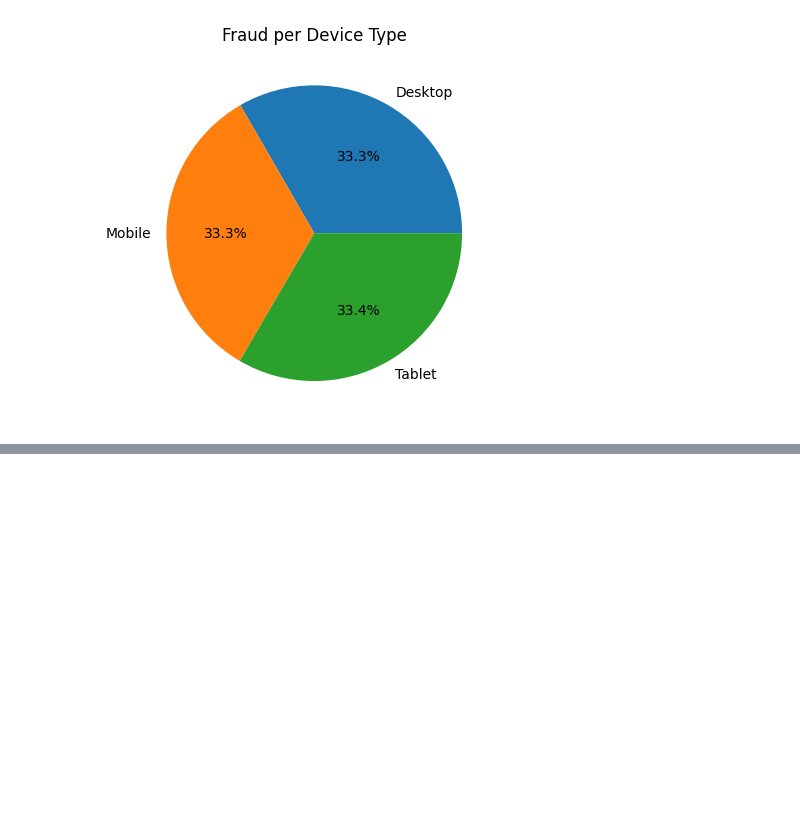
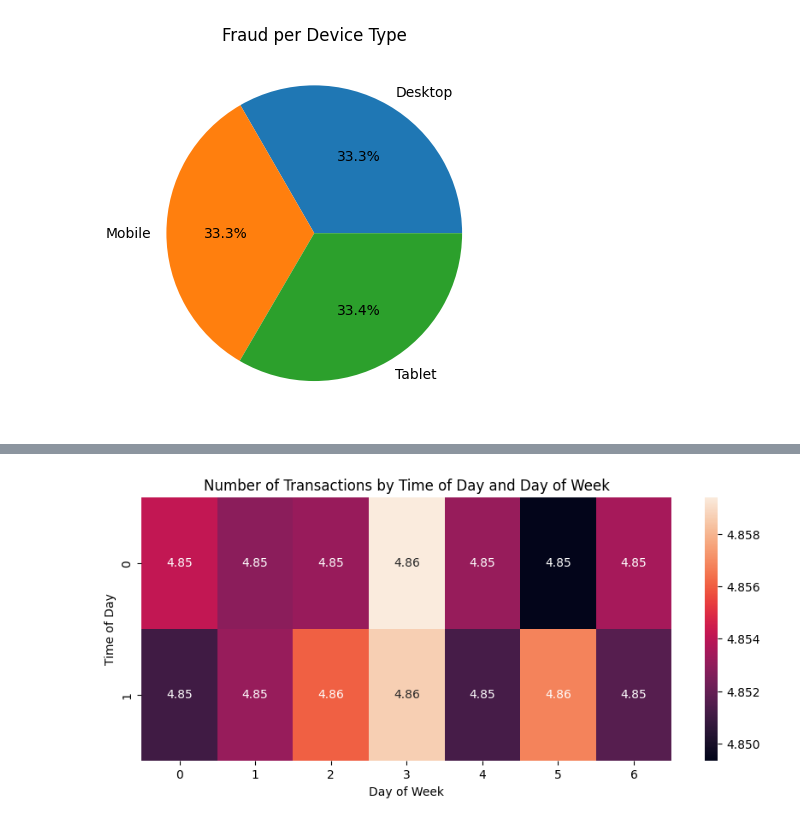
Before and after one commit to aashishraja/fraud-detection-project, a Jupyter notebook: notebooks/eda.ipynb, the cells around one changed output, grey strips where cells are left out. Saved outputs shown, nothing was run; the diff lists cells and outputs as text; code cells hidden in the pictures; blank space fills up the shorter version.

```diff
--- a/notebooks/eda.ipynb
+++ b/notebooks/eda.ipynb
@@ -267,0 +205,29 @@ fraud_rate_quad
+# %%
+day_v_night_df = frauddf.copy()
+day_v_night_df['is_night'] = np.where((day_v_night_df['timestamp'].dt.hour < 6) |
+    (day_v_night_df['timestamp'].dt.hour >= 18), '1', '0')
+day_v_night_df['day_of_week'] = day_v_night_df['timestamp'].dt.day_of_week
+day_v_night_df[['timestamp', 'day_of_week']]
+
+heatmap_df = (
+    day_v_night_df
+    .groupby(['is_night', 'day_of_week'])
+    .size()
+    .unstack(fill_value=0)
+)
+
+log_heatmap_df = np.log10(heatmap_df + 1)
+
+plt.figure(figsize=(10, 4))
+sns.heatmap(
+    log_heatmap_df,
+    annot=True,
+    fmt='.2f'
+)
+
+plt.xlabel('Day of Week')
+plt.ylabel('Time of Day')
+plt.title('Number of Transactions by Time of Day and Day of Week')
+plt.show()
+# %% [output]
+[figure, added]
```
Also changed, not shown: parts of 12 cells of this notebook, 2 other files.
